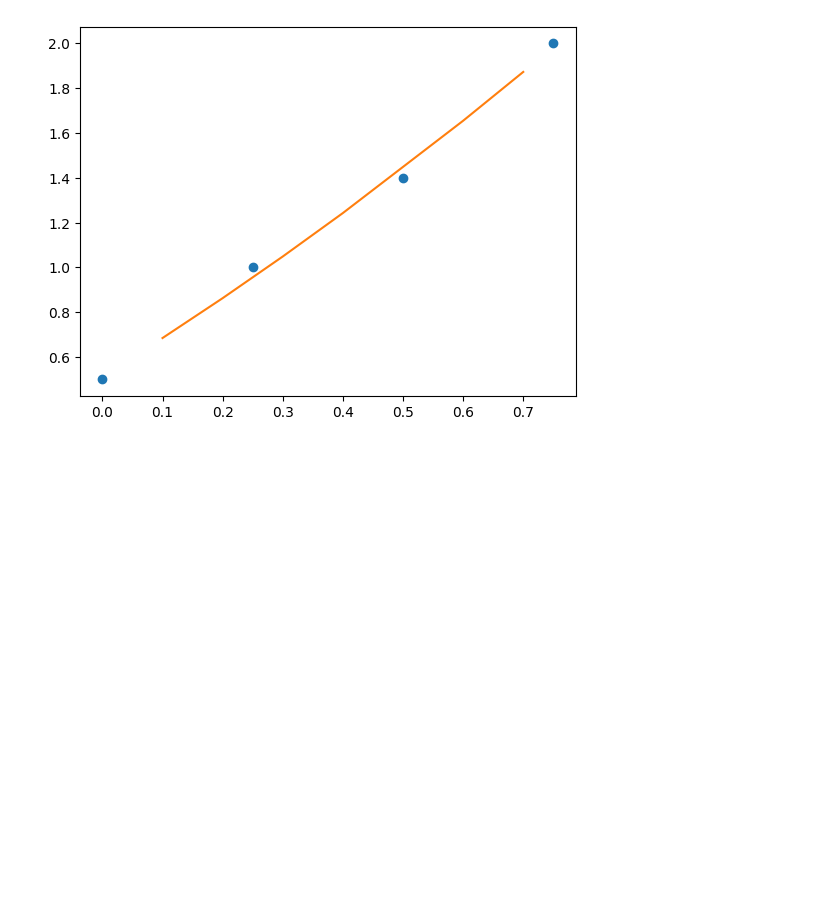
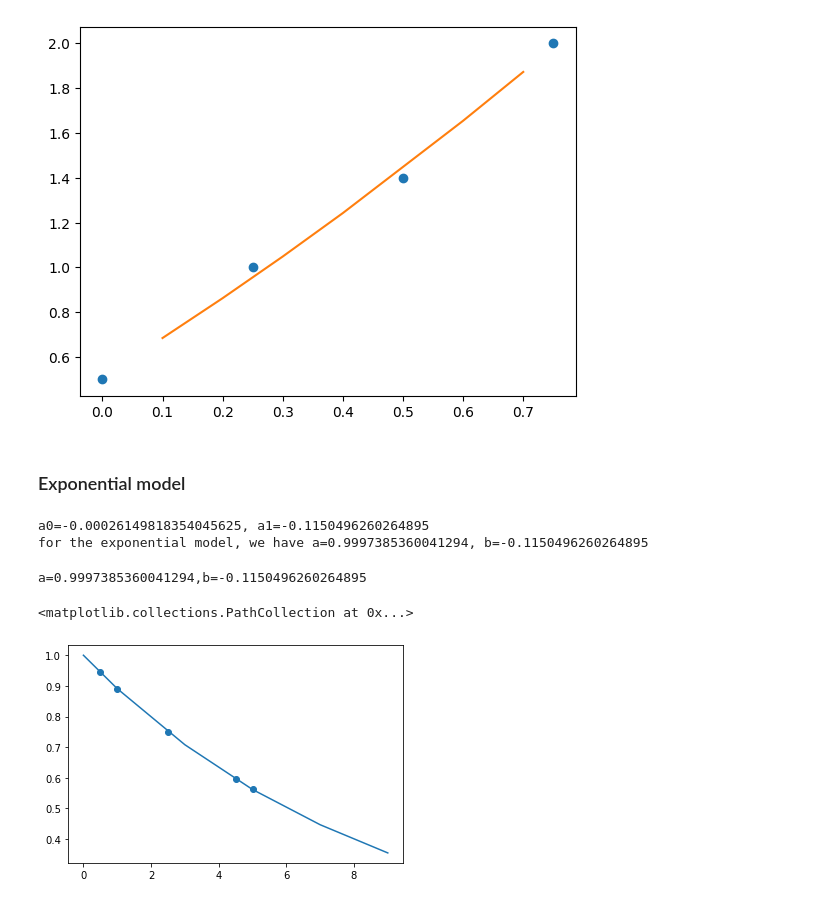
Before and after one commit to yyhyan100/myMath, a Jupyter notebook: Topic4_regression.ipynb, the cells around one changed output. Drawn from its saved outputs; the diff is of its cells as text; code cells hidden in the pictures; blank space fills up the shorter version.

```diff
--- a/Topic4_regression.ipynb
+++ b/Topic4_regression.ipynb
@@ -48,3 +48,41 @@ plt.plot(x2,y2)
 # %% [output]
 [<matplotlib.lines.Line2D at 0x...>]
 [figure]
+# %% [markdown]
+### Exponential model
+# %%
+import numpy as np
+
+t=np.array([0,1,3,5,7,9])
+gamma=np.array([1.0,0.891,0.708,0.562,0.447,0.355])
+lny=np.log(gamma)
+
+# first, let's do the transformation manually, taking log on both sizes, and find the linear relation between t and gamma
+from myMath.regression import linear_regression_single
+lr=linear_regression_single()
+lr.train(t,lny)
+lr.print_coef()
+print(f"for the exponential model, we have a={np.exp(lr.a0)}, b={lr.a1}")
+# %% [output]
+a0=-0.00026149818354045625, a1=-0.1150496260264895
+for the exponential model, we have a=0.9997385360041294, b=-0.1150496260264895
+# %%
+# now let's try the code for exp regression directly
+from myMath.regression import exp_regression
+import numpy as np
+import matplotlib.pyplot as plt
+t=np.array([0,1,3,5,7,9])
+gamma=np.array([1.0,0.891,0.708,0.562,0.447,0.355])
+er=exp_regression()
+er.train(t,gamma)
+er.print_coef()
+
+x=np.array([0.5,1,5,2.5,4.5])
+y=er.predict(x)
+
+plt.plot(t,gamma)
+plt.scatter(x,y)
+# %% [output]
+a=0.9997385360041294,b=-0.1150496260264895
+<matplotlib.collections.PathCollection at 0x...>
+[figure, added]
```
Also changed, not shown: parts of 2 cells of this notebook, 1 other file.
